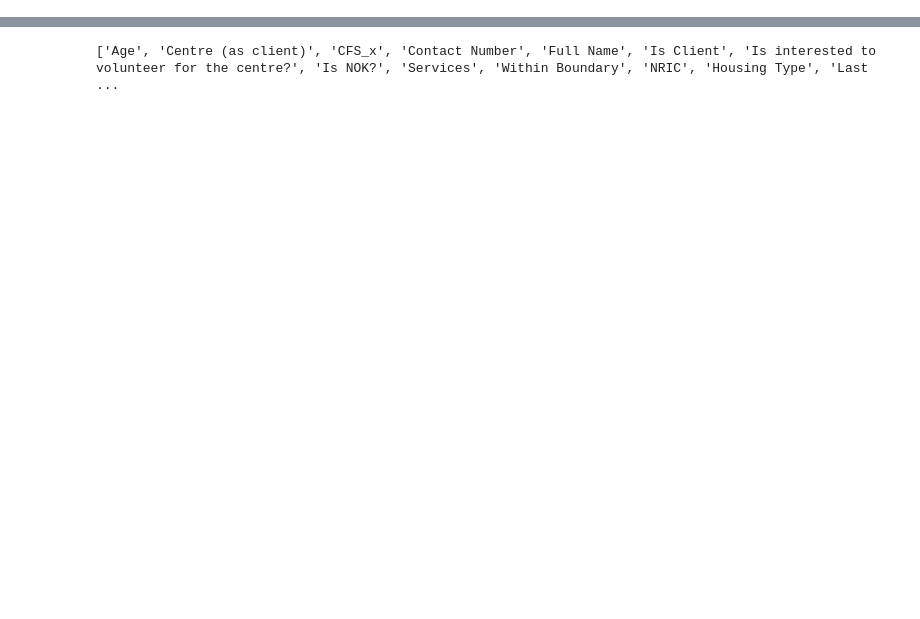
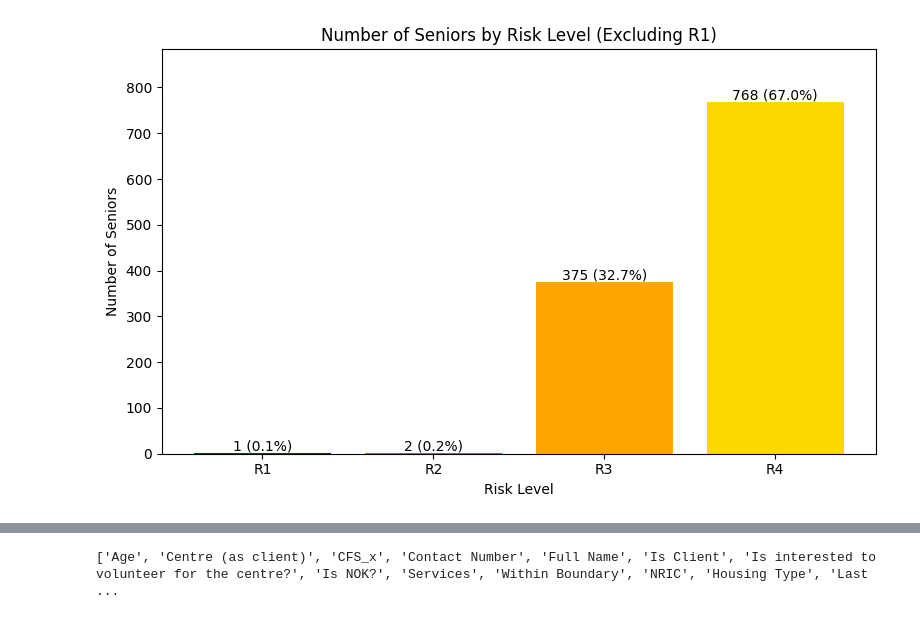
Before and after one commit to Subhitsha123/Algorithim, a Jupyter notebook: Tzu_Chi_data_Analytics.ipynb, the cells around one changed output, grey strips where cells are left out. Cells and saved outputs as stored; diff of their text form; code cells hidden in the pictures; blank space fills up the shorter version.

```diff
--- a/Tzu_Chi_data_Analytics.ipynb
+++ b/Tzu_Chi_data_Analytics.ipynb
@@ -217,2 +186,42 @@ final_df['Risk Level'].value_counts().reindex(['R1', 'R2', 'R3', 'R4']).fillna(0
 dtype: int64
+# %%
+import matplotlib.pyplot as plt
+
+
+risk_counts = {
+    'R1': 1,
+    'R2': 2,
+    'R3': 375,
+    'R4': 768
+}
+
+
+colors = {
+    'R1': 'darkred',
+    'R2': 'orangered',
+    'R3': 'orange',
+    'R4': 'gold'
+}
+
+
+total = sum(risk_counts.values())
+
+
+plt.figure(figsize=(8, 5))
+bars = plt.bar(risk_counts.keys(), risk_counts.values(), color=[colors[k] for k in risk_counts.keys()])
+plt.title('Number of Seniors by Risk Level (Excluding R1)')
+plt.xlabel('Risk Level')
+plt.ylabel('Number of Seniors')
+plt.ylim(0, max(risk_counts.values()) * 1.15)
+
+for bar in bars:
+    height = bar.get_height()
+    percent = (height / total) * 100
+    label = f"{int(height)} ({percent:.1f}%)"
+    plt.text(bar.get_x() + bar.get_width()/2, height + 5, label, ha='center', fontsize=10)
+
+plt.tight_layout()
+plt.show()
+# %% [output]
+[figure, added]
 # %%
```
Also changed, not shown: parts of 19 cells of this notebook.
